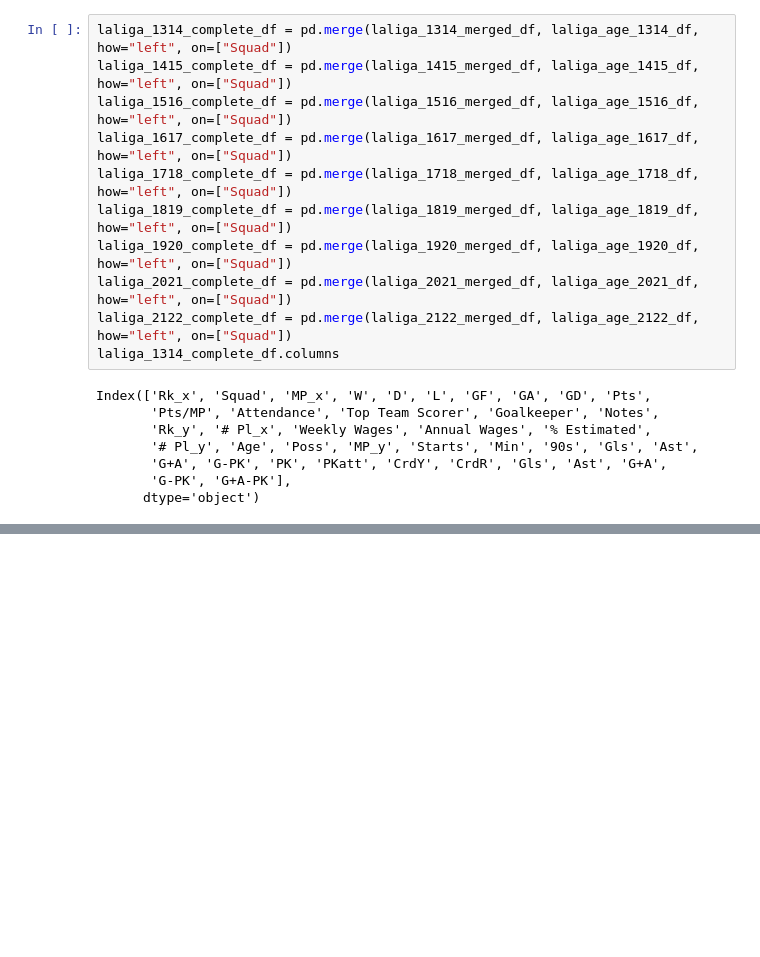
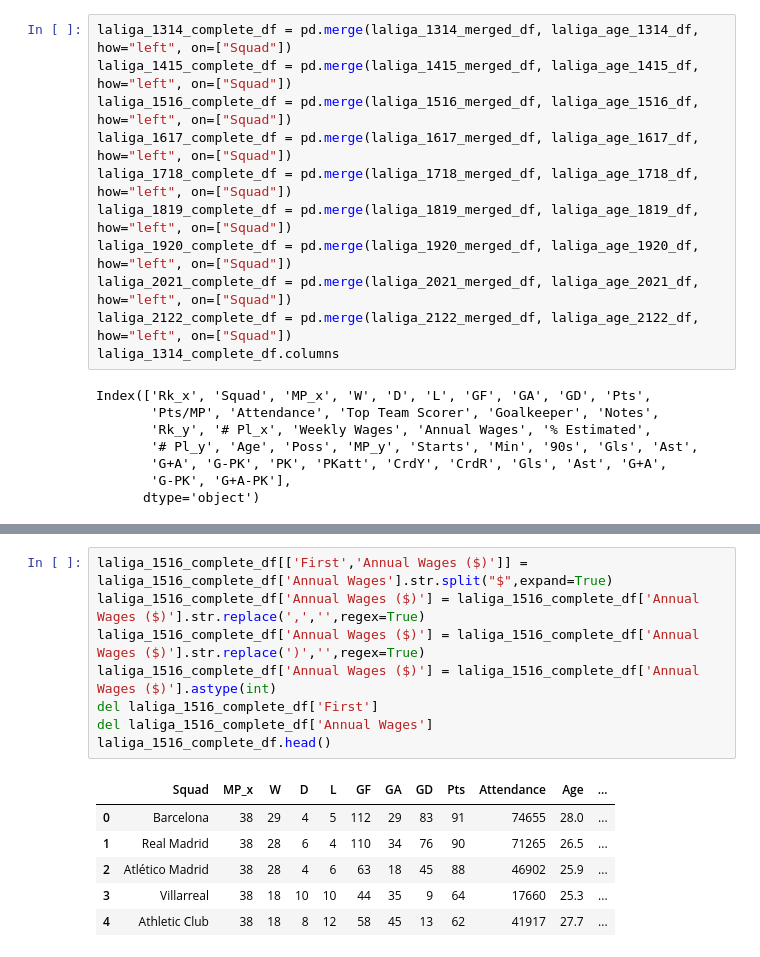
Before and after one commit to Gavin-Toole/Project_4_football, a Jupyter notebook: Data Scapping/LaLiga_allseasons.ipynb, the cells around one changed output, grey strips where cells are left out. Cells and saved outputs as stored; diff of their text form; blank space fills up the shorter version.

```diff
--- a/Data Scapping/LaLiga_allseasons.ipynb
+++ b/Data Scapping/LaLiga_allseasons.ipynb
@@ -244,0 +229,15 @@ KeyError: "['pounds' 'dollars' 'Annual Wages' 'discard'] not found in axis"
+# %%
+laliga_1516_complete_df[['First','Annual Wages ($)']] = laliga_1516_complete_df['Annual Wages'].str.split("$",expand=True)
+laliga_1516_complete_df['Annual Wages ($)'] = laliga_1516_complete_df['Annual Wages ($)'].str.replace(',','',regex=True)
+laliga_1516_complete_df['Annual Wages ($)'] = laliga_1516_complete_df['Annual Wages ($)'].str.replace(')','',regex=True)
+laliga_1516_complete_df['Annual Wages ($)'] = laliga_1516_complete_df['Annual Wages ($)'].astype(int)
+del laliga_1516_complete_df['First']
+del laliga_1516_complete_df['Annual Wages']
+laliga_1516_complete_df.head()
+# %% [output]
+|  | Squad | MP_x | W | D | L | GF | GA | GD | Pts | Attendance | Age | ... |
+| 0 | Barcelona | 38 | 29 | 4 | 5 | 112 | 29 | 83 | 91 | 74655 | 28.0 | ... |
+| 1 | Real Madrid | 38 | 28 | 6 | 4 | 110 | 34 | 76 | 90 | 71265 | 26.5 | ... |
+| 2 | Atlético Madrid | 38 | 28 | 4 | 6 | 63 | 18 | 45 | 88 | 46902 | 25.9 | ... |
+| 3 | Villarreal | 38 | 18 | 10 | 10 | 44 | 35 | 9 | 64 | 17660 | 25.3 | ... |
+| 4 | Athletic Club | 38 | 18 | 8 | 12 | 58 | 45 | 13 | 62 | 41917 | 27.7 | ... |
```
Also changed, not shown: parts of 36 cells of this notebook, 5 other files.
